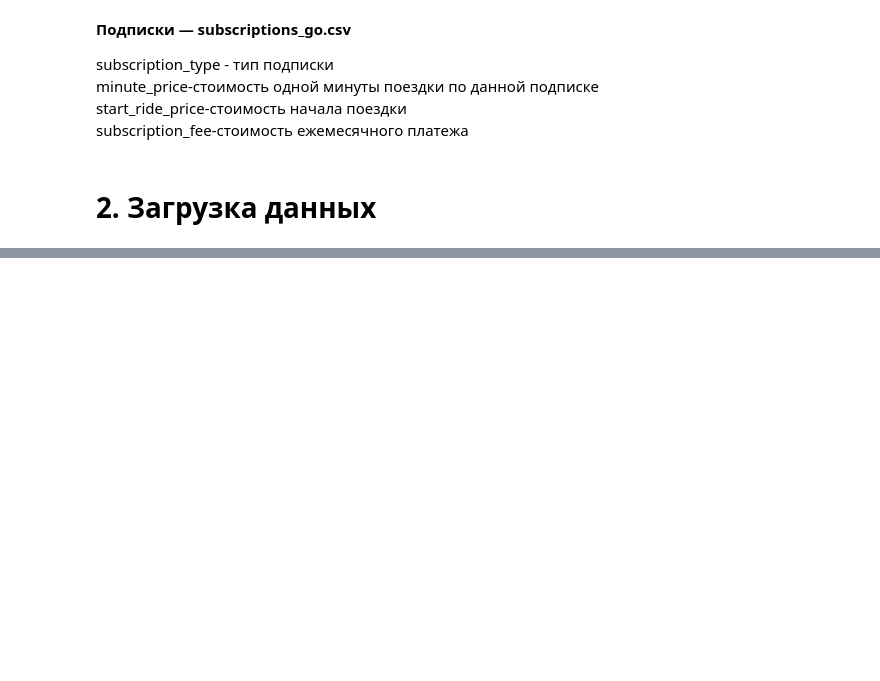
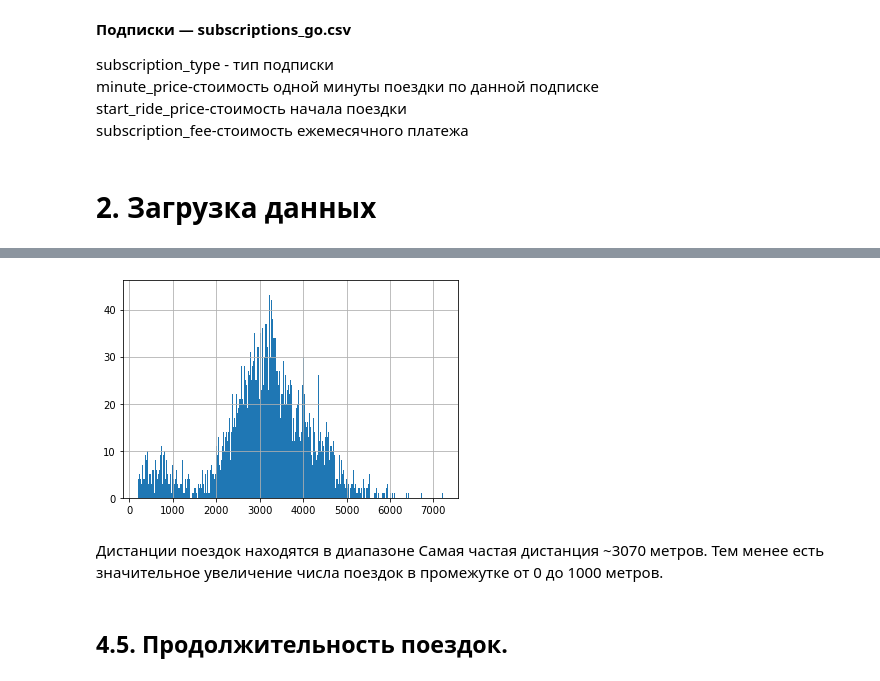
Before and after one commit to DmitrijUsachev/Sprint4, a Jupyter notebook: sprint4_project.ipynb, the cells around one changed output, grey strips where cells are left out. Saved outputs shown, nothing was run; the diff lists cells and outputs as text; code cells hidden in the pictures; blank space fills up the shorter version.

```diff
--- a/sprint4_project.ipynb
+++ b/sprint4_project.ipynb
@@ -48,0 +185,2 @@ import seaborn as sns
+# %%
+rides_go['month'] = rides_go['date'].dt.month
@@ -48,0 +293,8 @@ import seaborn as sns
+# %%
+def duration(df:pd.DataFrame) -> pd.DataFrame:
+    for i in range(len(df['duration'])):
+                   if df.loc[i,'duration'] == 0.5:
+                       df.loc[i,'duration'] = df['duration'].median()
+    return df
+# %%
+rides_go = duration(rides_go)
@@ -48,0 +324,2 @@ import seaborn as sns
+# %%
+rides_go = rides_go[rides_go['distance'] > 200]
@@ -48,0 +439,8 @@ import seaborn as sns
+# %%
+rides_go.distance.hist(bins=2000);
+# %% [output]
+[figure, added]
+# %% [markdown]
+Дистанции поездок находятся в диапазоне Самая частая дистанция ~3070 метров. Тем менее есть значительное увеличение числа поездок в промежутке от 0 до 1000 метров.
+# %% [markdown]
+## 4.5. Продолжительность поездок.
```
Also changed, not shown: parts of 146 cells of this notebook.
